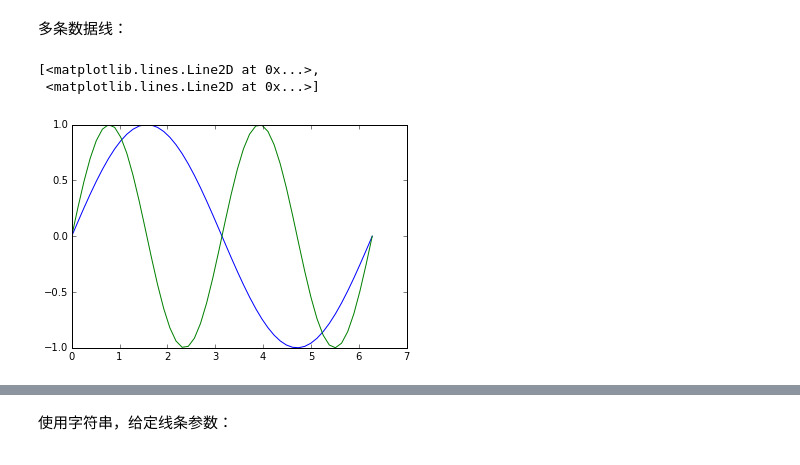
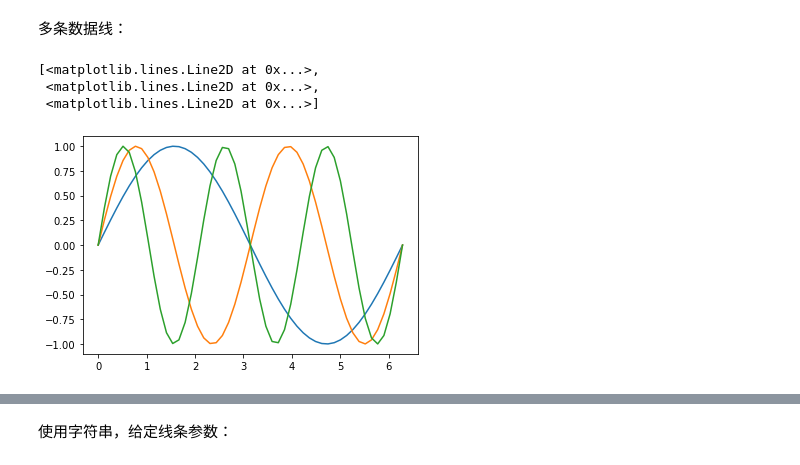
Before and after one commit to mockingtao/python_notes, a Jupyter notebook: 03-numpy/0302_Matplotlib 基础.ipynb, the cells around one changed output, grey strips where cells are left out. Saved outputs shown, nothing was run; the diff lists cells and outputs as text; code cells hidden in the pictures.

```diff
--- a/03-numpy/0302_Matplotlib 基础.ipynb
+++ b/03-numpy/0302_Matplotlib 基础.ipynb
@@ -58,9 +55,14 @@ plot(x, sin(x))
 # %% [markdown]
 多条数据线：
 # %%
+%matplotlib inline
+
 plot(x, sin(x),
-    x, sin(2 * x))
+    x, sin(2 * x),
+     x, sin(3*x)
+    )
 # %% [output]
 [<matplotlib.lines.Line2D at 0x...>,
+ <matplotlib.lines.Line2D at 0x...>,
  <matplotlib.lines.Line2D at 0x...>]
-[figure, old version]
+[figure, new version]
```
Also changed, not shown: parts of 5 cells of this notebook, 7 other files.
